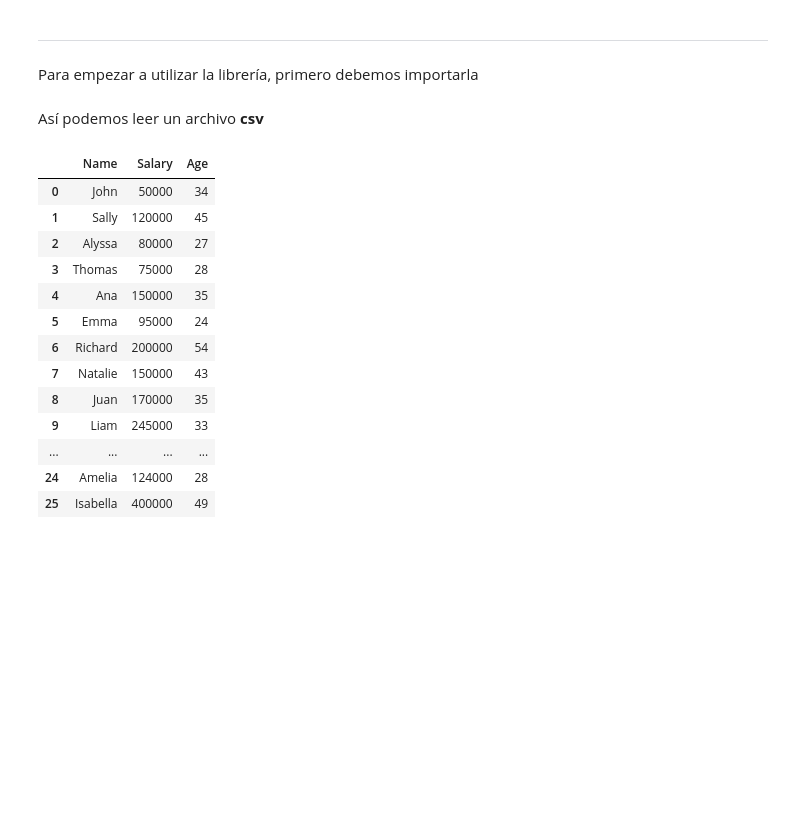
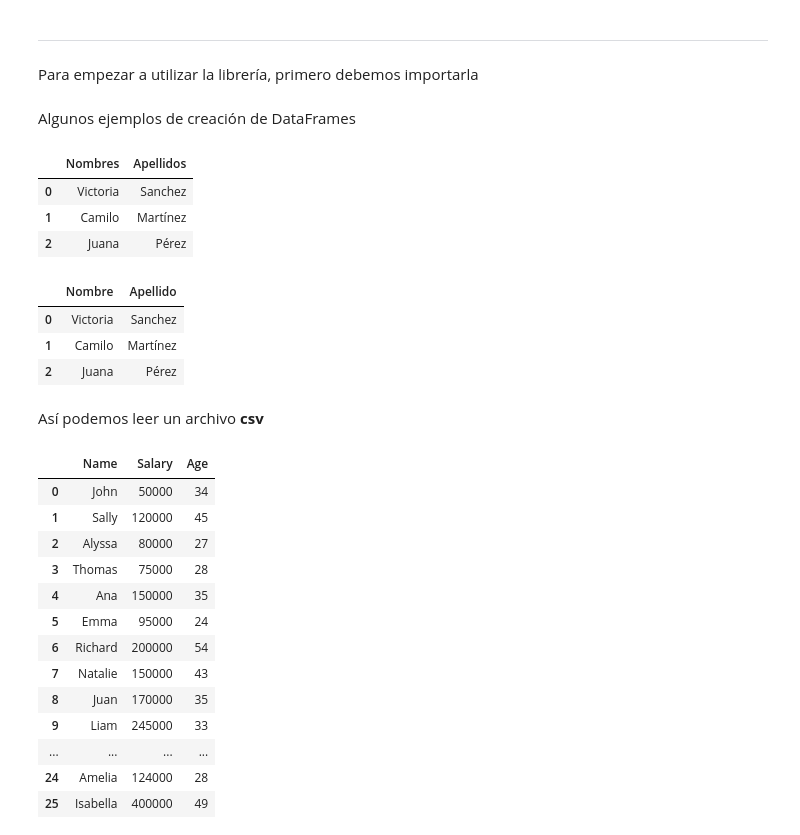
Before and after one commit to Agustin-Ber/Capacitacion-Python, a Jupyter notebook: Pandas/Pandas_Final.ipynb, the cells around one changed output. Drawn from its saved outputs; the diff is of its cells as text; code cells hidden in the pictures; blank space fills up the shorter version.

Commit message:
nuevos ejemplos de DF

```diff
--- a/Pandas/Pandas_Final.ipynb
+++ b/Pandas/Pandas_Final.ipynb
@@ -22,6 +22,36 @@ Ofrece estructuras de datos en **DataFrame** que permiten leer, almacenar, selec
 Para empezar a utilizar la librería, primero debemos importarla
 # %%
 import pandas as pd
+# %% [markdown]
+Algunos ejemplos de creación de DataFrames
+# %%
+Lista_1 = ["Victoria", "Camilo", "Juana"]
+Lista_2 = ["Sanchez", "Martínez", "Pérez"]
+
+df = pd.DataFrame()
+df["Nombres"] = Lista_1
+df["Apellidos"] = Lista_2
+
+df
+# %% [output]
+|  | Nombres | Apellidos |
+| 0 | Victoria | Sanchez |
+| 1 | Camilo | Martínez |
+| 2 | Juana | Pérez |
+# %%
+Lista_1 = ["Victoria", "Camilo", "Juana"]
+Lista_2 = ["Sanchez", "Martínez", "Pérez"]
+
+d = {"Nombre": Lista_1,
+     "Apellido": Lista_2}
+
+df = pd.DataFrame(d)
+df
+# %% [output]
+|  | Nombre | Apellido |
+| 0 | Victoria | Sanchez |
+| 1 | Camilo | Martínez |
+| 2 | Juana | Pérez |
 # %% [markdown]
 Así podemos leer un archivo **csv**
 # %%
```
Also changed, not shown: parts of 12 cells of this notebook.
